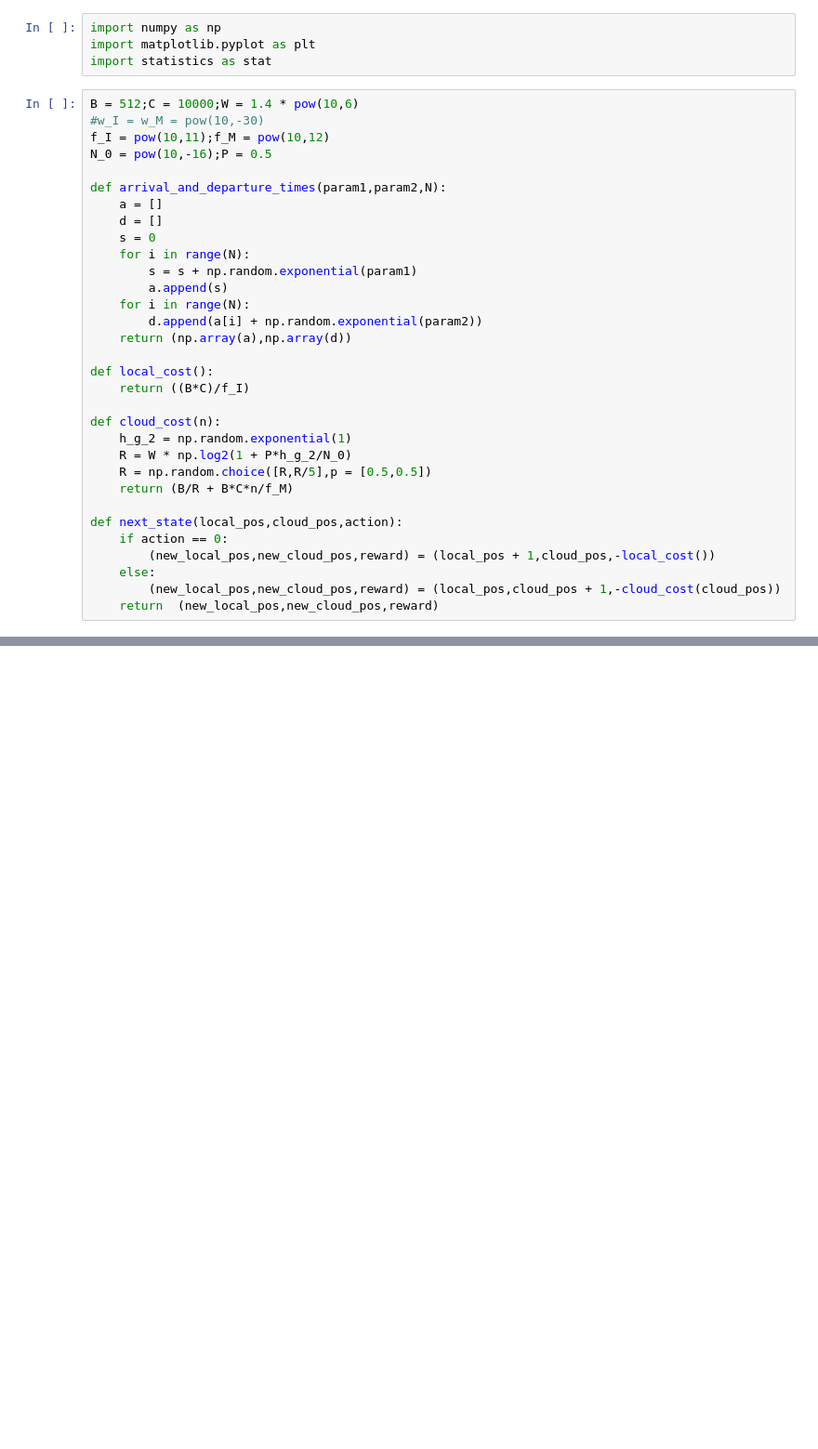
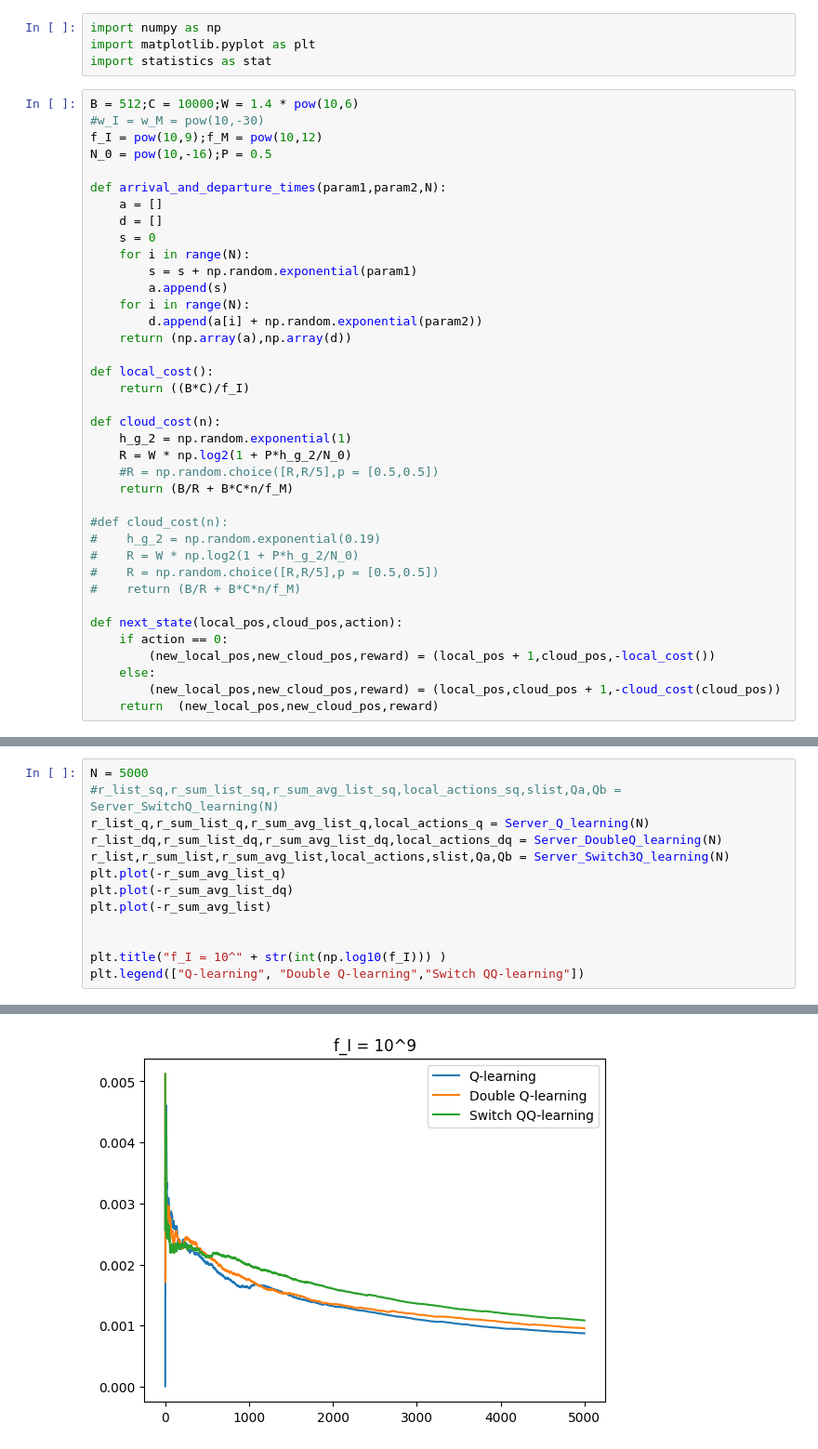
Before and after one commit to parthatom/Estimation_bias_Q_Learning, a Jupyter notebook: Cloud_vs_Local.ipynb, the cells around one changed output, grey strips where cells are left out. Shown: that part at 93% size. Cells and saved outputs as stored; diff of their text form; blank space fills up the shorter version.

```diff
--- a/Cloud_vs_Local.ipynb
+++ b/Cloud_vs_Local.ipynb
@@ -5,7 +5,7 @@ import statistics as stat
 # %%
 B = 512;C = 10000;W = 1.4 * pow(10,6)
 #w_I = w_M = pow(10,-30)
-f_I = pow(10,11);f_M = pow(10,12)
+f_I = pow(10,9);f_M = pow(10,12)
 N_0 = pow(10,-16);P = 0.5
 
 def arrival_and_departure_times(param1,param2,N):
@@ -25,8 +25,14 @@ def local_cost():
 def cloud_cost(n):
     h_g_2 = np.random.exponential(1)
     R = W * np.log2(1 + P*h_g_2/N_0)
-    R = np.random.choice([R,R/5],p = [0.5,0.5])
+    #R = np.random.choice([R,R/5],p = [0.5,0.5])
     return (B/R + B*C*n/f_M)
+
+#def cloud_cost(n):
+#    h_g_2 = np.random.exponential(0.19)
+#    R = W * np.log2(1 + P*h_g_2/N_0)
+#    R = np.random.choice([R,R/5],p = [0.5,0.5])
+#    return (B/R + B*C*n/f_M)
 
 def next_state(local_pos,cloud_pos,action):
     if action == 0:
@@ -371,0 +451,14 @@ r_list_sq,r_sum_list_sq,r_sum_avg_list_sq,local_actions_sq,slist,Qa,Qb = Server_
+# %%
+N = 5000
+#r_list_sq,r_sum_list_sq,r_sum_avg_list_sq,local_actions_sq,slist,Qa,Qb = Server_SwitchQ_learning(N)
+r_list_q,r_sum_list_q,r_sum_avg_list_q,local_actions_q = Server_Q_learning(N)
+r_list_dq,r_sum_list_dq,r_sum_avg_list_dq,local_actions_dq = Server_DoubleQ_learning(N)
+r_list,r_sum_list,r_sum_avg_list,local_actions,slist,Qa,Qb = Server_Switch3Q_learning(N)
+plt.plot(-r_sum_avg_list_q)
+plt.plot(-r_sum_avg_list_dq)
+plt.plot(-r_sum_avg_list)
+
+
+plt.title("f_I = 10^" + str(int(np.log10(f_I))) )
+plt.legend(["Q-learning", "Double Q-learning","Switch QQ-learning"])
+# %% [output]
@@ -371,0 +466 @@ r_list_sq,r_sum_list_sq,r_sum_avg_list_sq,local_actions_sq,slist,Qa,Qb = Server_
+[figure, added]
```
Also changed, not shown: parts of 33 cells of this notebook.
